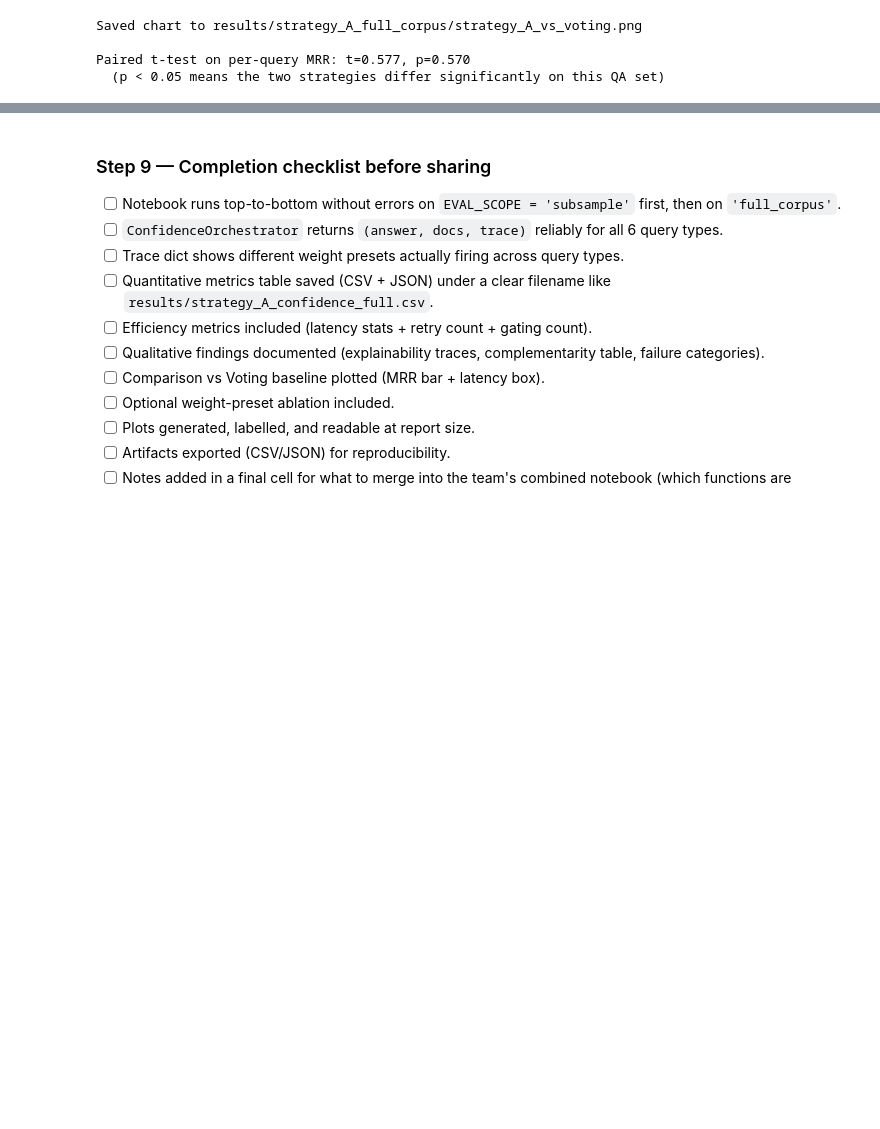
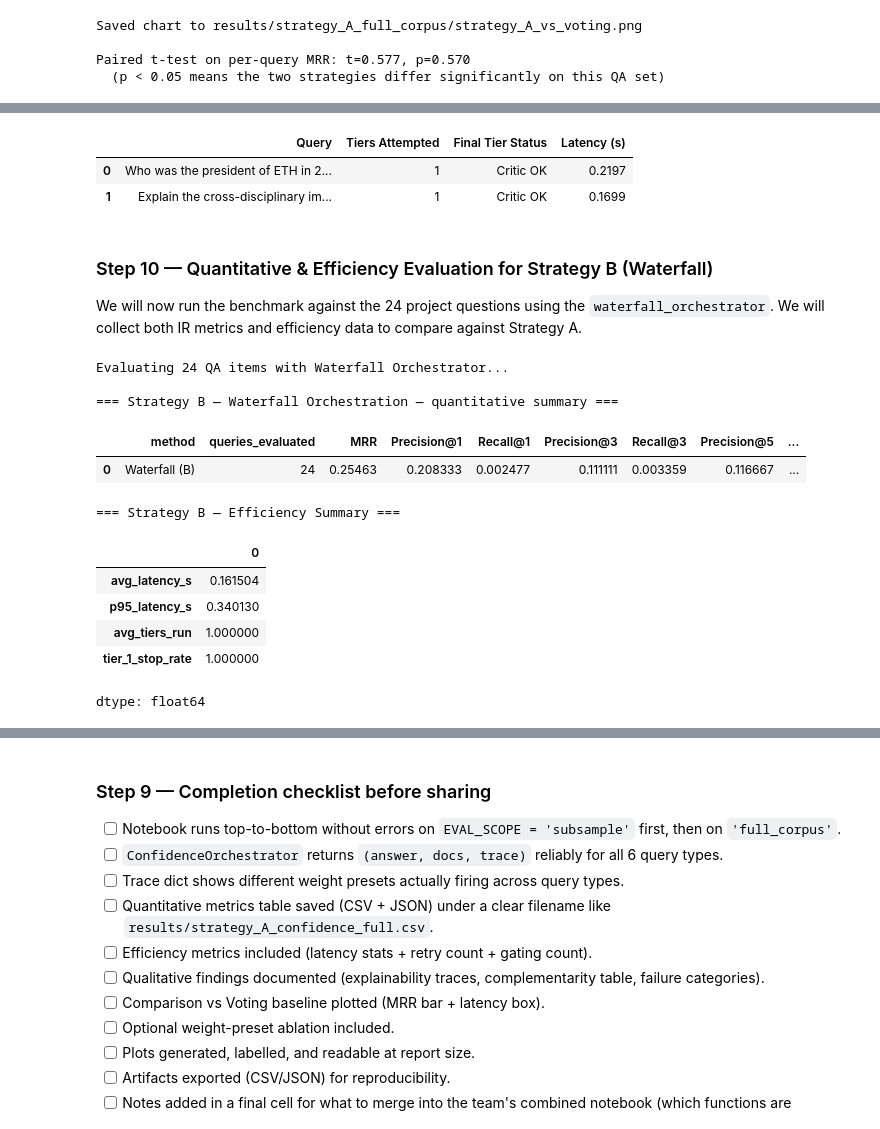
Before and after one commit to allarom/advanced-genai-26, a Jupyter notebook: multi-agent-step-2_strategy-A.ipynb, the cells around one changed output, grey strips where cells are left out. Saved outputs shown, nothing was run; the diff lists cells and outputs as text; code cells hidden in the pictures; blank space fills up the shorter version.

```diff
--- a/multi-agent-step-2_strategy-A.ipynb
+++ b/multi-agent-step-2_strategy-A.ipynb
@@ -2239,0 +2319,79 @@ Paired t-test on per-query MRR: t=0.577, p=0.570
+# %%
+import pandas as pd
+
+def verify_waterfall_tiers(queries):
+    results = []
+    for q in queries:
+        _, _, trace = waterfall_orchestrator.run(q)
+        results.append({
+            'Query': q,
+            'Tiers Attempted': trace['tiers_attempted'],
+            'Final Tier Status': 'Critic OK' if trace['critic_ok'] else 'Exhausted Tiers',
+            'Latency (s)': trace['latency_s']
+        })
+    return pd.DataFrame(results)
+
+# Test set: one likely Tier 1 (lexical) and one likely Tier 3 (complex/semantic)
+verification_queries = [
+    "Who was the president of ETH in 2003?",
+    "Explain the cross-disciplinary impact of sustainability research on ETH industry partnerships between 2010 and 2020."
+]
+
+display(verify_waterfall_tiers(verification_queries))
+# %% [output]
+|  | Query | Tiers Attempted | Final Tier Status | Latency (s) |
+| 0 | Who was the president of ETH in 2... | 1 | Critic OK | 0.2197 |
+| 1 | Explain the cross-disciplinary im... | 1 | Critic OK | 0.1699 |
+# %% [markdown]
+### Step 10 — Quantitative & Efficiency Evaluation for Strategy B (Waterfall)
+
+We will now run the benchmark against the 24 project questions using the `waterfall_orchestrator`. We will collect both IR metrics and efficiency data to compare against Strategy A.
+# %%
+run_waterfall = {}
+traces_waterfall = {}
+latencies_waterfall = {}
+
+print(f'Evaluating {len(eval_qa_data)} QA items with Waterfall Orchestrator...')
+
+for item in eval_qa_data:
+    qid = str(item['id'])
+    query = item.get('question') or item.get('query')
+    t0 = time.time()
+    answer, docs, trace = waterfall_orchestrator.run(query, retrieve_k=RETRIEVE_K, top_k=max(K_VALUES))
+
+    run_waterfall[qid] = [_uid(d) for d in docs if _uid(d) is not None]
+    traces_waterfall[qid] = trace
+    latencies_waterfall[qid] = trace['latency_s']
+
+# Calculate IR Metrics
+summary_waterfall, perq_waterfall = evaluate_run('Waterfall (B)', run_waterfall, qrels)
+
+# Efficiency Analysis
+waterfall_latencies = np.array(list(latencies_waterfall.values()))
+tiers_attempted = [t['tiers_attempted'] for t in traces_waterfall.values()]
+
+waterfall_eff_summary = pd.Series({
+    'avg_latency_s': waterfall_latencies.mean(),
+    'p95_latency_s': np.percentile(waterfall_latencies, 95),
+    'avg_tiers_run': np.mean(tiers_attempted),
+    'tier_1_stop_rate': sum(1 for t in tiers_attempted if t == 1) / len(tiers_attempted)
+})
+
+print('\n=== Strategy B — Waterfall Orchestration — quantitative summary ===')
+display(pd.DataFrame([summary_waterfall])[ordered_cols])
+
+print('\n=== Strategy B — Efficiency Summary ===')
+display(waterfall_eff_summary)
+# %% [output]
+Evaluating 24 QA items with Waterfall Orchestrator...
+
+=== Strategy B — Waterfall Orchestration — quantitative summary ===
+|  | method | queries_evaluated | MRR | Precision@1 | Recall@1 | Precision@3 | Recall@3 | Precision@5 | ... |
+| 0 | Waterfall (B) | 24 | 0.25463 | 0.208333 | 0.002477 | 0.111111 | 0.003359 | 0.116667 | ... |
+=== Strategy B — Efficiency Summary ===
+|  | 0 |
+| avg_latency_s | 0.161504 |
+| p95_latency_s | 0.340130 |
+| avg_tiers_run | 1.000000 |
+| tier_1_stop_rate | 1.000000 |
+dtype: float64
```
Also changed, not shown: parts of 8 cells of this notebook.
